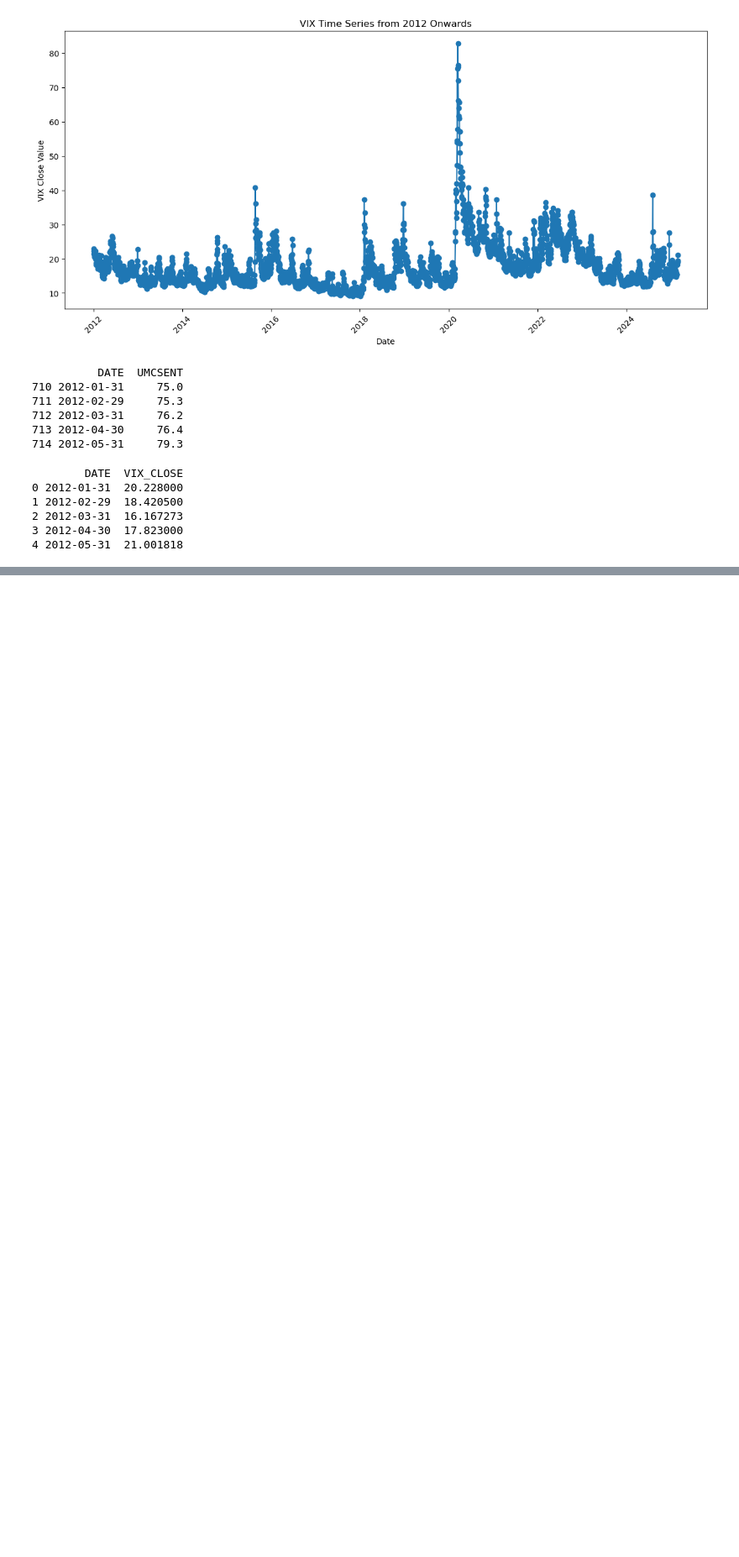
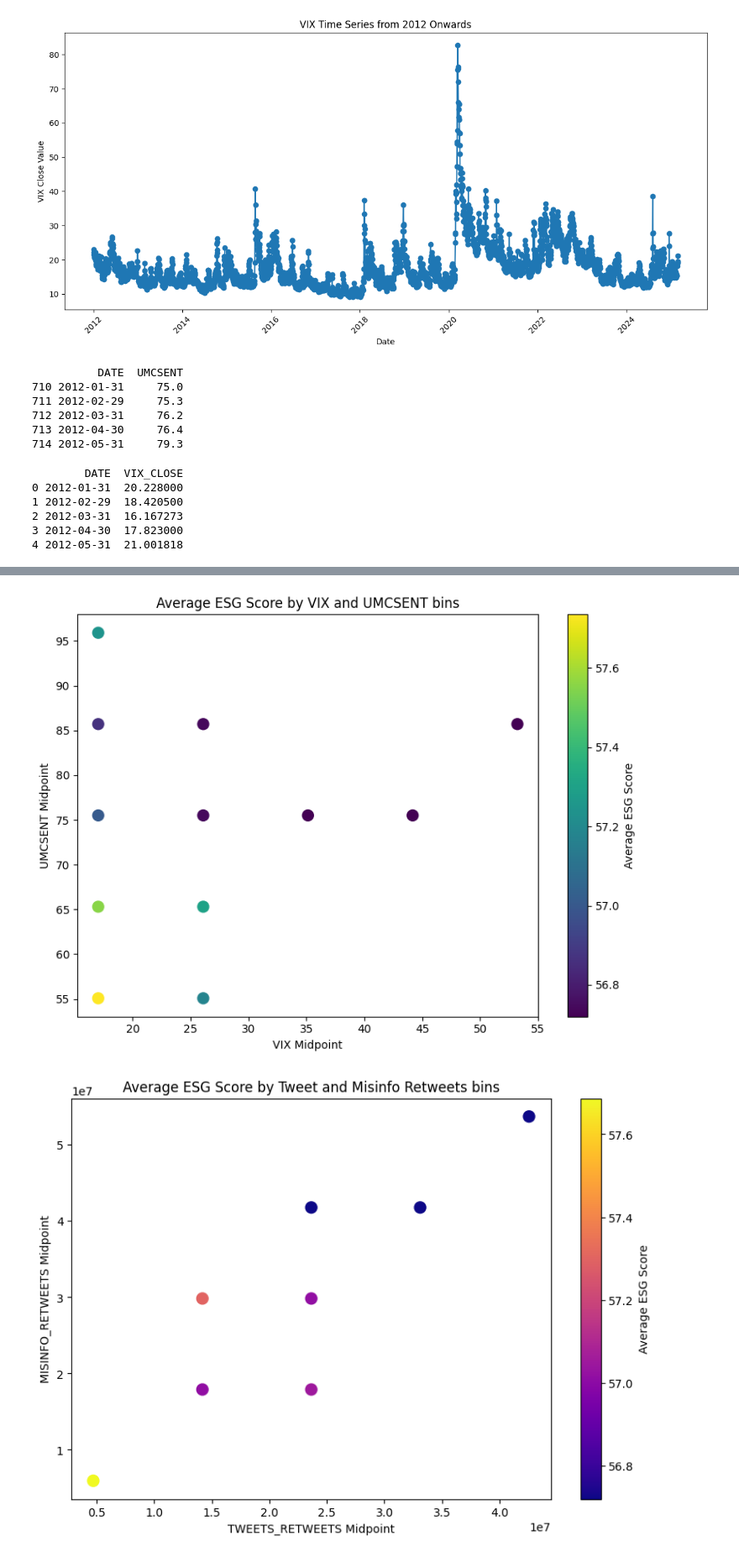
Before and after one commit to jameskrice7/1st-PhD-paper, a Jupyter notebook: ESG_twitter.ipynb, the cells around one changed output, grey strips where cells are left out. Shown at 84% size. Drawn from its saved outputs; the diff is of its cells as text; code cells hidden in the pictures; blank space fills up the shorter version.

```diff
--- a/ESG_twitter.ipynb
+++ b/ESG_twitter.ipynb
@@ -469,0 +778,46 @@ strong multicollinearity or other numerical problems.
+# %%
+import matplotlib.pyplot as plt
+import numpy as np
+
+# Function to compute the midpoint of an interval
+def midpoint(interval):
+    return (interval.left + interval.right) / 2
+
+# --- For VIX and UMCSENT ---
+# Drop rows with missing ESG Score and compute midpoints
+avg_esg_vix_umcsent_clean = avg_esg_vix_umcsent.dropna(subset=['ESG Score']).copy()
+avg_esg_vix_umcsent_clean['VIX_mid'] = avg_esg_vix_umcsent_clean['VIX_bin'].apply(midpoint)
+avg_esg_vix_umcsent_clean['UMCSENT_mid'] = avg_esg_vix_umcsent_clean['UMCSENT_bin'].apply(midpoint)
+
+plt.figure(figsize=(8,6))
+scatter1 = plt.scatter(avg_esg_vix_umcsent_clean['VIX_mid'],
+                       avg_esg_vix_umcsent_clean['UMCSENT_mid'],
+                       c=avg_esg_vix_umcsent_clean['ESG Score'],
+                       cmap='viridis', s=100)
+plt.xlabel('VIX Midpoint')
+plt.ylabel('UMCSENT Midpoint')
+plt.title('Average ESG Score by VIX and UMCSENT bins')
+plt.colorbar(scatter1, label='Average ESG Score')
+plt.tight_layout()
+plt.show()
+
+# --- For TWEETS_RETWEETS and MISINFO_RETWEETS ---
+# Drop rows with missing ESG Score and compute midpoints
+avg_esg_tweets_misinfo_clean = avg_esg_tweets_misinfo.dropna(subset=['ESG Score']).copy()
+avg_esg_tweets_misinfo_clean['TWEETS_RETWEETS_mid'] = avg_esg_tweets_misinfo_clean['TWEETS_RETWEETS_bin'].apply(midpoint)
+avg_esg_tweets_misinfo_clean['MISINFO_RETWEETS_mid'] = avg_esg_tweets_misinfo_clean['MISINFO_RETWEETS_bin'].apply(midpoint)
+
+plt.figure(figsize=(8,6))
+scatter2 = plt.scatter(avg_esg_tweets_misinfo_clean['TWEETS_RETWEETS_mid'],
+                       avg_esg_tweets_misinfo_clean['MISINFO_RETWEETS_mid'],
+                       c=avg_esg_tweets_misinfo_clean['ESG Score'],
+                       cmap='plasma', s=100)
+plt.xlabel('TWEETS_RETWEETS Midpoint')
+plt.ylabel('MISINFO_RETWEETS Midpoint')
+plt.title('Average ESG Score by Tweet and Misinfo Retweets bins')
+plt.colorbar(scatter2, label='Average ESG Score')
+plt.tight_layout()
+plt.show()
+# %% [output]
+[figure, added]
+[figure, added]
```
Also changed, not shown: parts of 24 cells of this notebook, 6 other files.
